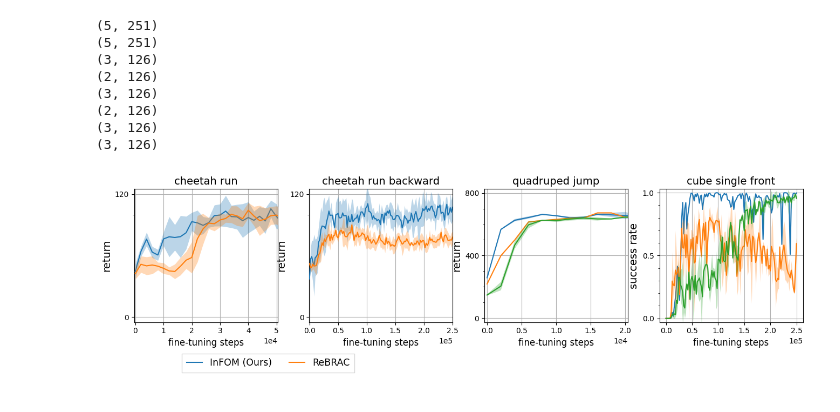
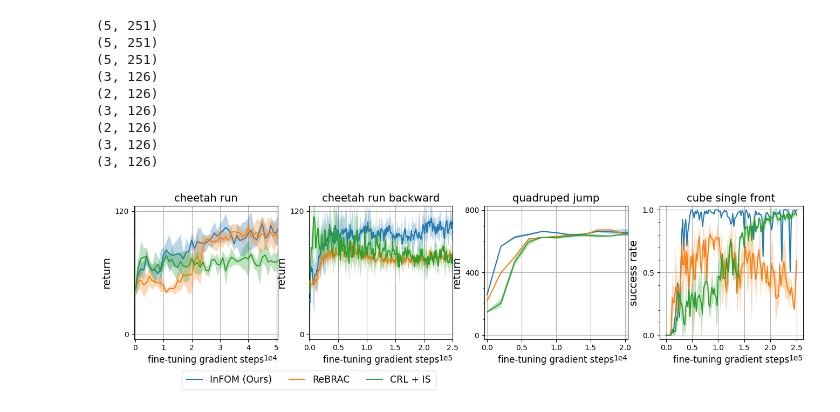
Before and after one commit to chongyi-zheng/ogbench, a Jupyter notebook: plot_scripts/convergence_speed_learning_curve.ipynb, the cells around one changed output. Cells and saved outputs as stored; diff of their text form; code cells hidden in the pictures.

Commit message:
update plot_scripts and submitit scripts

```diff
--- a/plot_scripts/convergence_speed_learning_curve.ipynb
+++ b/plot_scripts/convergence_speed_learning_curve.ipynb
@@ -31,10 +31,11 @@ log_dir = "/n/fs/rl-chongyiz/exp_logs/ogbench_logs"
 algos = [
     ("sarsa_ifql_vib_gpi_offline2offline", "cheetah_run", "20250510_sarsa_ifql_vib_gpi_offline2offline_cheetah_run_obs_norm=normal_alpha=0.3_ft_size=500000_ft_steps=250000_eval_freq=1000_num_fg=16_actor_freq=4_expectile=0.9_actor_ln=False_kl_weight=0.05_latent_dim=128"),
     ("rebrac_offline2offline", "cheetah_run", "20250510_rebrac_offline2offline_cheetah_run_obs_norm_type=normal_alpha_actor=0.1_alpha_critic=0.1_ft_size=500000_ft_steps=250000_eval_freq=1000_actor_freq=4"),
+    ("crl_infonce_offline2offline", "cheetah_run", "20250510_crl_infonce_offline2offline_cheetah_run_obs_norm_type=normal_alpha=0.03_ft_size=500000_ft_steps=250000_eval_freq=1000_reward_type=state_actor_freq=4"),
 
     ("sarsa_ifql_vib_gpi_offline2offline", "cheetah_run_backward", "20250510_sarsa_ifql_vib_gpi_offline2offline_cheetah_run_backward_obs_norm=normal_alpha=0.3_ft_size=500000_ft_steps=250000_eval_freq=1000_num_fg=16_actor_freq=4_expectile=0.9_actor_ln=False_kl_weight=0.05_latent_dim=128"),
     ("rebrac_offline2offline", "cheetah_run_backward", "20250510_rebrac_offline2offline_cheetah_run_backward_obs_norm_type=normal_alpha_actor=0.1_alpha_critic=0.1_ft_size=500000_ft_steps=250000_eval_freq=1000_actor_freq=4"),
-
+    ("crl_infonce_offline2offline", "cheetah_run_backward", "20250510_crl_infonce_offline2offline_cheetah_run_backward_obs_norm_type=normal_alpha=0.003_ft_size=500000_ft_steps=250000_eval_freq=1000_reward_type=state_actor_freq=4"),
 
     ("sarsa_ifql_offline2offline", "quadruped_jump", "20250406_sarsa_ifql_offline2offline_quadruped_jump_obs_norm=normal_alpha=3.0_ft_size=500000_ft_steps=250000_eval_freq=2000_num_fg=16_actor_freq=4_expectile=0.75_q_agg=min_critic_fm_loss=sarsa_squared_reward=state_action_bc_pretrain"),
     ("iql_offline2offline", "quadruped_jump", "20250407_iql_offline2offline_quadruped_jump_obs_norm_type=normal_alpha=10.0_ft_size=500000_ft_steps=250000_eval_freq=2000_expectile=0.9_actor_freq=4"),
@@ -58,6 +59,7 @@ algo_name_maps = {
     'sarsa_ifql_offline2offline': 'InFOM (Ours)',
     'iql_offline2offline': 'IQL',
     'rebrac_offline2offline': 'ReBRAC',
+    'crl_infonce_offline2offline': 'CRL + IS',
 }
 
 
@@ -97,6 +99,7 @@ for env_name, env_csv_files in csv_files.items():
 # %%
 print(algo_data['cheetah run']['InFOM (Ours)'].shape)
 print(algo_data['cheetah run']['ReBRAC'].shape)
+print(algo_data['cheetah run']['CRL + IS'].shape)
 
 print(algo_data['quadruped jump']['InFOM (Ours)'].shape)
 print(algo_data['quadruped jump']['IQL'].shape)
@@ -106,6 +109,7 @@ print(algo_data['cube single front']['InFOM (Ours)'].shape)
 print(algo_data['cube single front']['IQL'].shape)
 print(algo_data['cube single front']['ReBRAC'].shape)
 # %% [output]
+(5, 251)
 (5, 251)
 (5, 251)
 (3, 126)
@@ -116,16 +120,18 @@ print(algo_data['cube single front']['ReBRAC'].shape)
 (3, 126)
 # %%
 # fig, axes = plt.subplots(1, 3, figsize=(12, 3.2), gridspec_kw=dict(wspace=0.16, hspace=0.5))
-fig, axes = plt.subplots(1, 4, figsize=(16., 3.2), gridspec_kw=dict(wspace=0.22, hspace=0.5))
+fig, axes = plt.subplots(1, 4, figsize=(16, 3.2), gridspec_kw=dict(wspace=0.22, hspace=0.5))
 
 for (env_name, env_data), ax in zip(algo_data.items(), axes):
     for algo, data in env_data.items():
-        if ax in [axes[0], axes[1]]:
-            x = data[0][::2] - 1e6
-            y = data[1:, ::2]
-        else:
-            x = data[0] - 1e6
-            y = data[1:]
+        # if ax in [axes[0], axes[1]]:
+        #     x = data[0][::2] - 1e6
+        #     y = data[1:, ::2]
+        # else:
+        #     x = data[0] - 1e6
+        #     y = data[1:]
+        x = data[0] - 1e6
+        y = data[1:]
         y = gaussian_filter1d(y, 0.5)
         y_mean = np.mean(y, axis=0)
         y_std = np.std(y, axis=0, ddof=1)
@@ -145,32 +151,32 @@ for (env_name, env_data), ax in zip(algo_data.items(), axes):
             shadow=False, fontsize=12.5, borderpad=0.5, handlelength=1.7, ncol=3)
     if ax == axes[1]:
         ax.set_ylabel('return', fontsize=14)
         ax.set_xlim([-4e2, 2.5e5 + 4e2])
         ax.set_ylim([-5, 120 + 5])
         ax.set_yticks([0, 120])
         ax.yaxis.set_minor_locator(MultipleLocator(100))
     if ax == axes[2]:
         ax.set_ylabel('return', fontsize=14)
         ax.set_xlim([-4e2, 2e4 + 4e2])
         ax.set_ylim([-25, 825])
         ax.set_yticks([0, 400, 800])
         ax.yaxis.set_minor_locator(MultipleLocator(100))
     elif ax == axes[3]:
         ax.set_ylabel('success rate', fontsize=14)
         ax.set_xlim([-1.25e4, 0.25e6 + 1.25e4])
         ax.set_ylim([-0.03, 1.0 + 0.03])
         ax.set_yticks([0.0, 0.5, 1.0])
         ax.yaxis.set_minor_locator(MultipleLocator(0.1))
 
     ax.set_title(env_name, fontsize=14)
-    ax.set_xlabel('fine-tuning steps', fontsize=12)
+    ax.set_xlabel('fine-tuning gradient steps', fontsize=12)
     ax.ticklabel_format(axis='x', style='sci', scilimits=(0, 0))
 
     ax.grid(zorder=3)
 
 fig.tight_layout()
 filepath = "/u/cz8792/research/ogbench/plot_scripts/figures/convergence_speed_ablation_lc.pdf"
 fig.savefig(filepath, dpi=150, bbox_inches="tight")
 plt.show()
 # %% [output]
-[figure, old version]
+[figure, new version]
```
Also changed, not shown: 12 other files.
